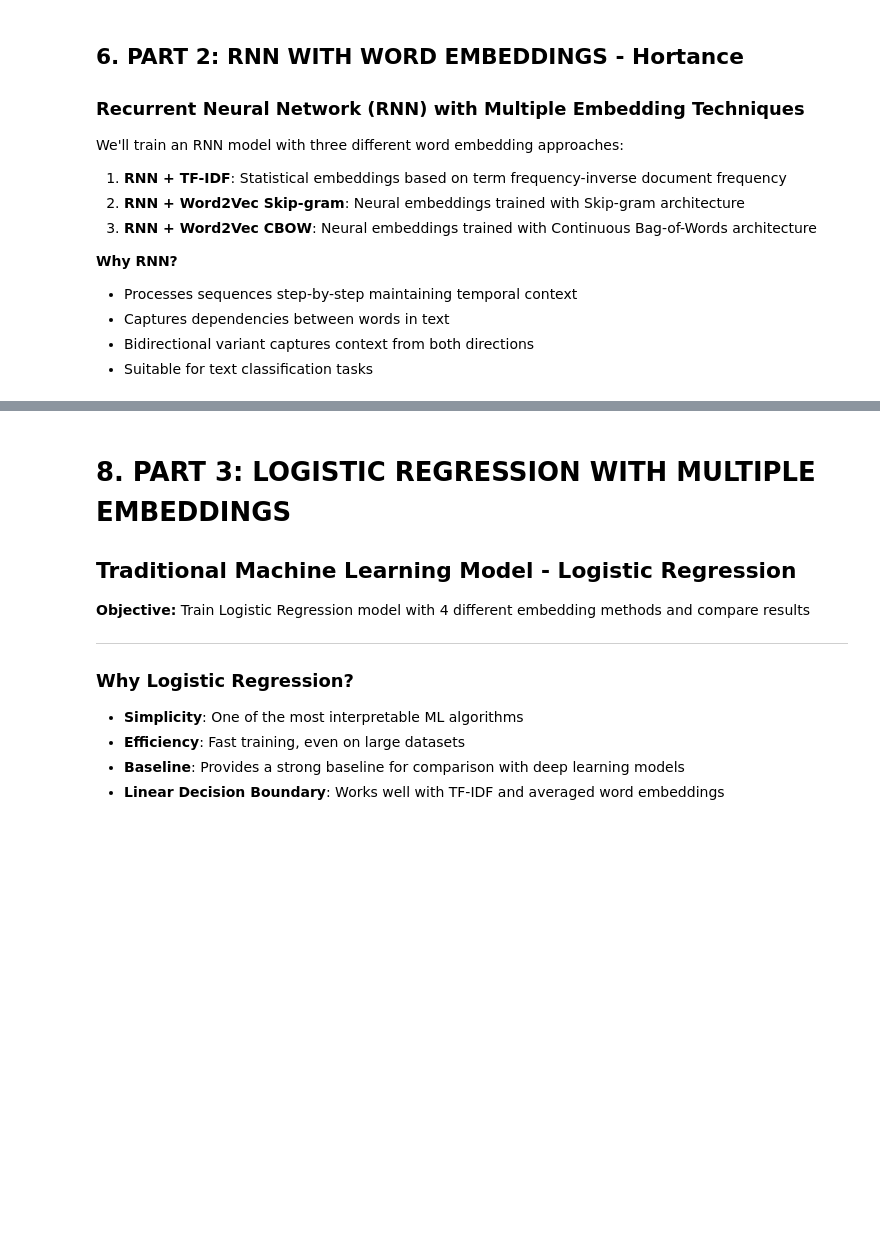
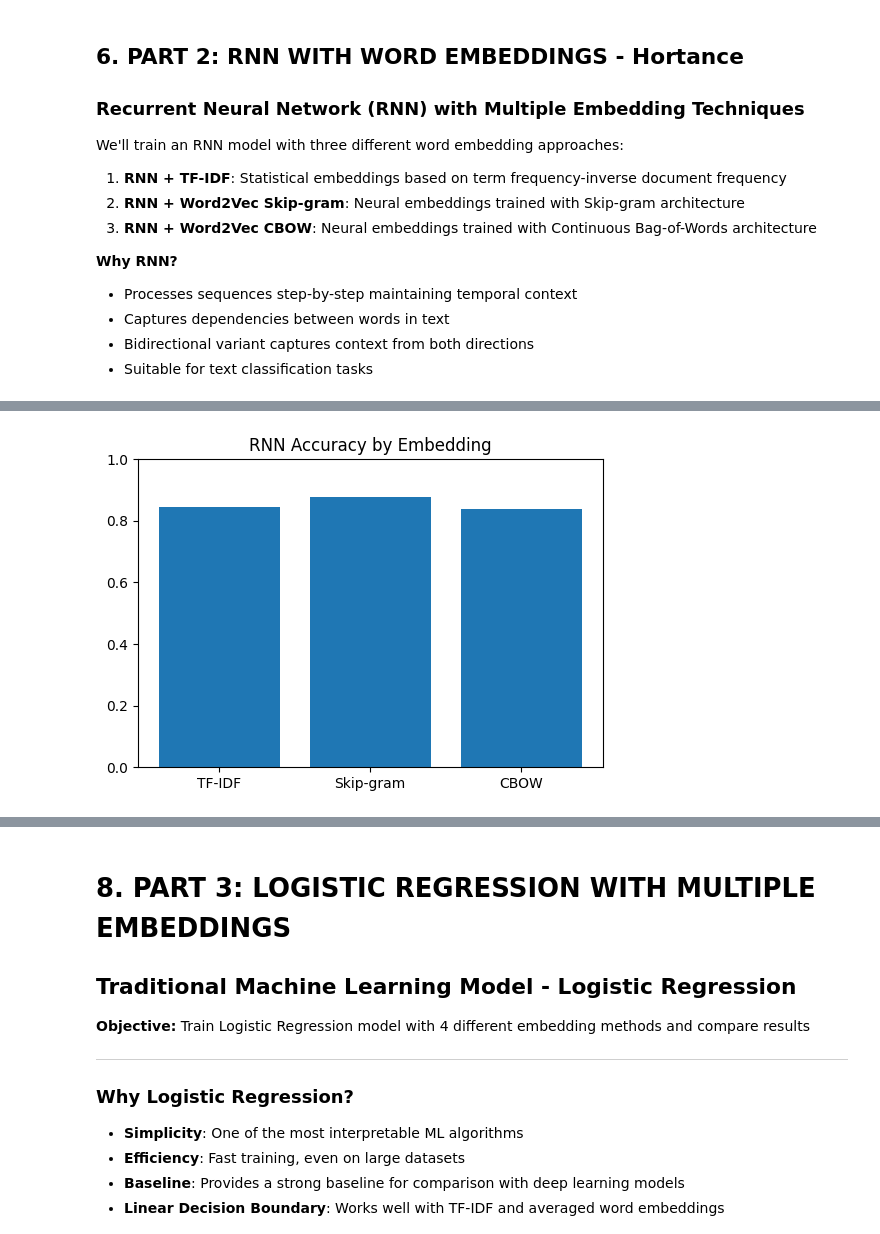
Before and after one commit to Emmanuel-kwizera/Group14_Text_Classfication, a Jupyter notebook: notebook/text_classfication.ipynb, the cells around one changed output, grey strips where cells are left out. Saved outputs shown, nothing was run; the diff lists cells and outputs as text; code cells hidden in the pictures; blank space fills up the shorter version.

```diff
--- a/notebook/text_classfication.ipynb
+++ b/notebook/text_classfication.ipynb
@@ -1541,0 +1360,20 @@ print("=" * 80)
+# %%
+def build_rnn_model(embedding_matrix, max_length, embedding_dim, vocab_size):
+    model = Sequential([
+        Embedding(vocab_size, embedding_dim, weights=embedding_matrix,
+                  input_length=max_length, trainable=True),
+        Bidirectional(SimpleRNN(64, return_sequences=True)),
+        Dropout(0.5),
+        Bidirectional(SimpleRNN(32)),
+        Dropout(0.5),
+        Dense(64, activation='relu'),
+        Dropout(0.3),
+        Dense(4, activation='softmax')
+    ])
+
+    model.compile(
+        optimizer=Adam(learning_rate=0.001),
+        loss='sparse_categorical_crossentropy',
+        metrics=['accuracy']
+    )
+    return model
@@ -1546,70 +1424,14 @@ Comparing RNN performance across different embedding techniques
 # %%
-# Create comparison table
-results_comparison = pd.DataFrame({
-    'Embedding Technique': ['TF-IDF', 'Word2Vec Skip-gram', 'Word2Vec CBOW'],
-    'Accuracy': [
-        RNN_RESULTS['tfidf']['accuracy'],
-        RNN_RESULTS['skipgram']['accuracy'],
-        RNN_RESULTS['cbow']['accuracy']
-    ],
-    'F1-Score': [
-        RNN_RESULTS['tfidf']['f1'],
-        RNN_RESULTS['skipgram']['f1'],
-        RNN_RESULTS['cbow']['f1']
-    ]
-})
-
-results_comparison = results_comparison.sort_values('Accuracy', ascending=False).reset_index(drop=True)
-
-print("\n" + "=" * 80)
-print("RNN PERFORMANCE WITH DIFFERENT EMBEDDING TECHNIQUES")
-print("=" * 80)
-print(results_comparison.to_string(index=False))
-print("=" * 80)
-
-# Find best embedding
-best_idx = results_comparison['Accuracy'].idxmax()
-best_embedding = results_comparison.iloc[best_idx]
-print(f"\n🏆 BEST EMBEDDING: {best_embedding['Embedding Technique']}")
-print(f"   Accuracy:  {best_embedding['Accuracy']:.4f}")
-print(f"   F1-Score:  {best_embedding['F1-Score']:.4f}")
-
-# Visualizations
-fig, axes = plt.subplots(1, 2, figsize=(14, 5))
-
-# Accuracy comparison
-embeddings = ['TF-IDF', 'Skip-gram', 'CBOW']
-accuracies = [RNN_RESULTS['tfidf']['accuracy'],
-              RNN_RESULTS['skipgram']['accuracy'],
-              RNN_RESULTS['cbow']['accuracy']]
-colors = ['#FF6B6B', '#4ECDC4', '#45B7D1']
-
-axes[0].bar(embeddings, accuracies, color=colors, alpha=0.8, edgecolor='black', linewidth=2)
-axes[0].set_ylabel('Accuracy', fontsize=12)
-axes[0].set_title('RNN Accuracy by Embedding Technique', fontsize=14, fontweight='bold')
-axes[0].set_ylim([min(accuracies) - 0.05, max(accuracies) + 0.05])
-axes[0].axhline(y=np.mean(accuracies), color='red', linestyle='--', linewidth=2, label=f'Average: {np.mean(accuracies):.4f}')
-for i, v in enumerate(accuracies):
-    axes[0].text(i, v + 0.01, f'{v:.4f}', ha='center', fontweight='bold')
-axes[0].legend()
-axes[0].grid(axis='y', alpha=0.3)
-
-# F1-Score comparison
-f1_scores = [RNN_RESULTS['tfidf']['f1'],
-             RNN_RESULTS['skipgram']['f1'],
-             RNN_RESULTS['cbow']['f1']]
-
-axes[1].bar(embeddings, f1_scores, color=colors, alpha=0.8, edgecolor='black', linewidth=2)
-axes[1].set_ylabel('F1-Score', fontsize=12)
-axes[1].set_title('RNN F1-Score by Embedding Technique', fontsize=14, fontweight='bold')
-axes[1].set_ylim([min(f1_scores) - 0.05, max(f1_scores) + 0.05])
-axes[1].axhline(y=np.mean(f1_scores), color='red', linestyle='--', linewidth=2, label=f'Average: {np.mean(f1_scores):.4f}')
-for i, v in enumerate(f1_scores):
-    axes[1].text(i, v + 0.01, f'{v:.4f}', ha='center', fontweight='bold')
-axes[1].legend()
-axes[1].grid(axis='y', alpha=0.3)
-
-plt.tight_layout()
+plt.figure(figsize=(6,4))
+plt.bar(results_df["Embedding"], results_df["Accuracy"])
+plt.title("RNN Accuracy by Embedding")
+plt.ylim(0,1)
 plt.show()
 
-print("\n✓ Analysis complete!")
+plt.figure(figsize=(6,4))
+plt.bar(results_df["Embedding"], results_df["F1-Score"])
+plt.title("RNN F1-Score by Embedding")
+plt.ylim(0,1)
+plt.show()
+# %% [output]
+[figure, added]
```
Also changed, not shown: parts of 11 cells of this notebook.
